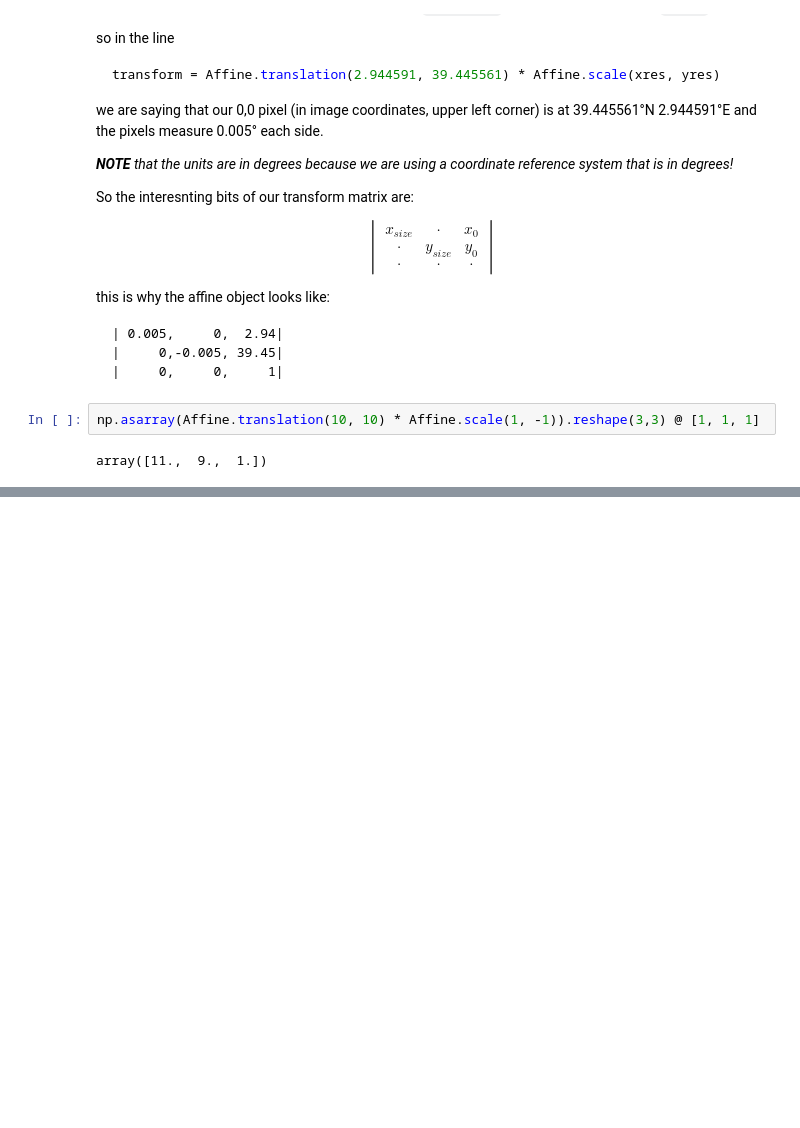
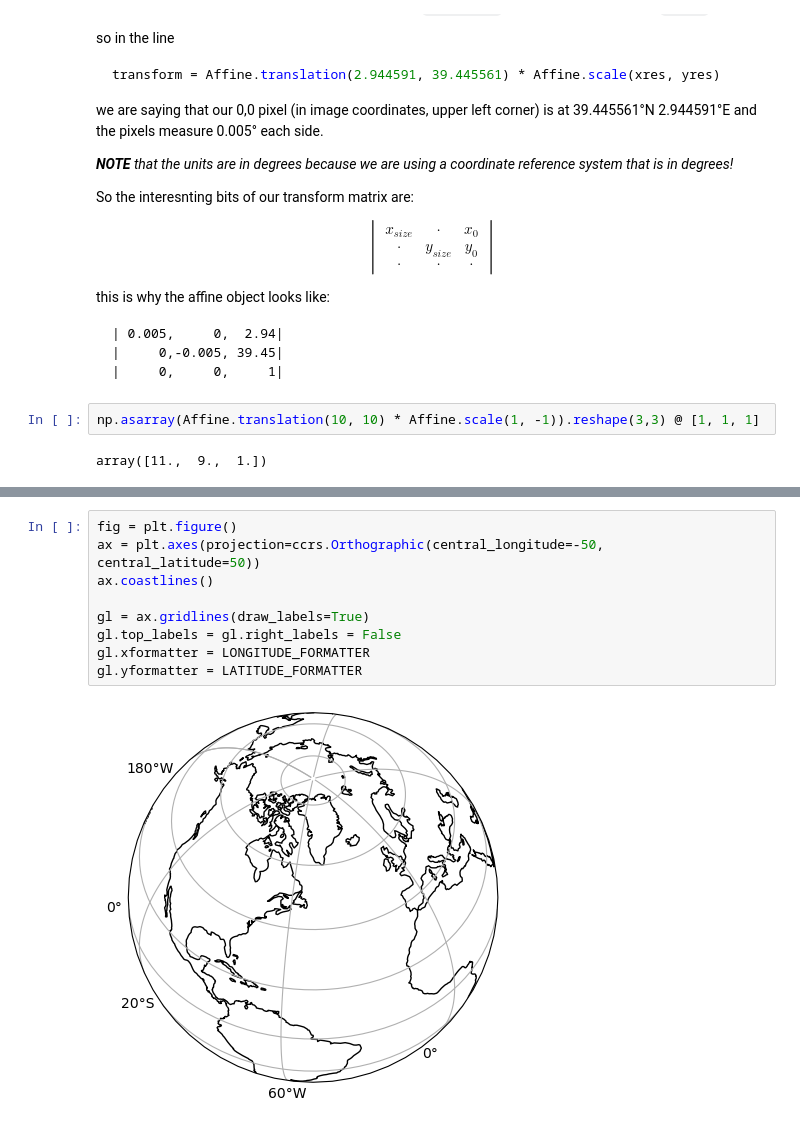
Before and after one commit to Vizzuality/pyday2022, a Jupyter notebook: raster.ipynb, the cells around one changed output, grey strips where cells are left out. Cells and saved outputs as stored; diff of their text form; blank space fills up the shorter version.

```diff
--- a/raster.ipynb
+++ b/raster.ipynb
@@ -157,0 +235,11 @@ Now let's reproject a raster from one CRS to another
+# %%
+fig = plt.figure()
+ax = plt.axes(projection=ccrs.Orthographic(central_longitude=-50, central_latitude=50))
+ax.coastlines()
+
+gl = ax.gridlines(draw_labels=True)
+gl.top_labels = gl.right_labels = False
+gl.xformatter = LONGITUDE_FORMATTER
+gl.yformatter = LATITUDE_FORMATTER
+# %% [output]
+[figure, added]
```
Also changed, not shown: parts of 37 cells of this notebook, 2 other files.
